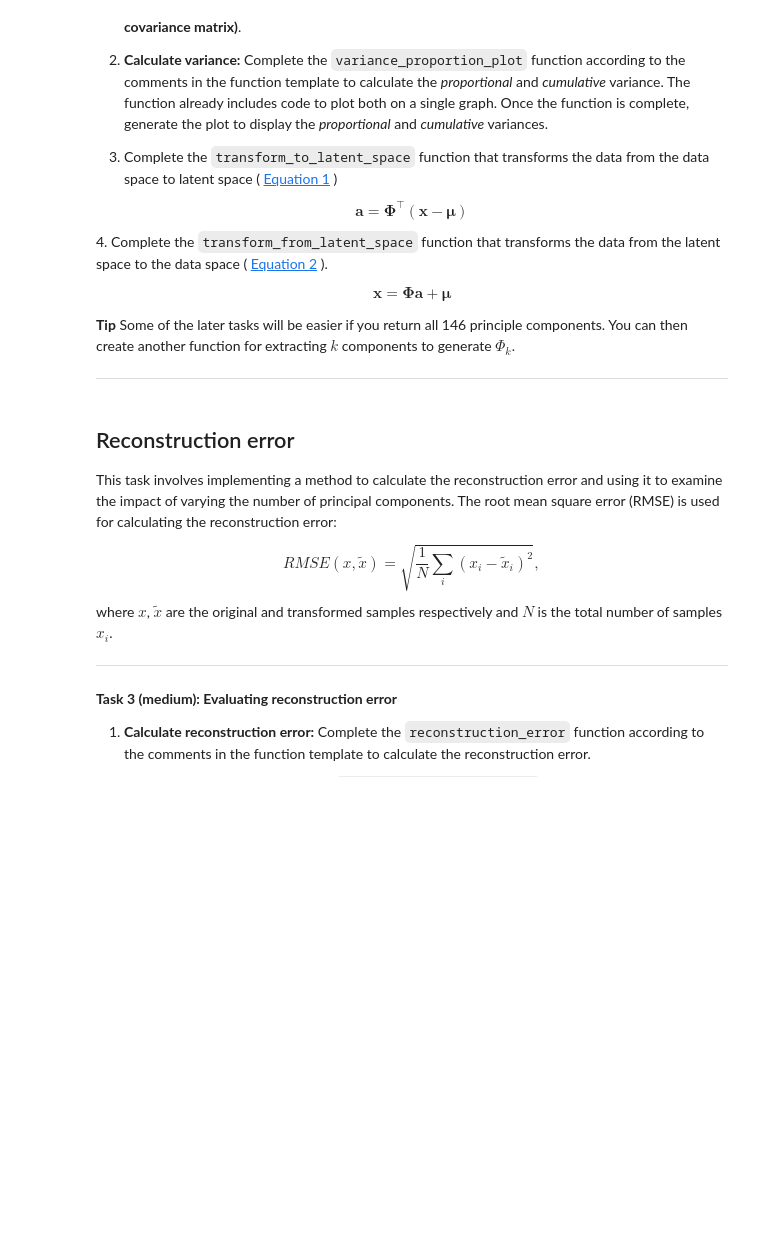
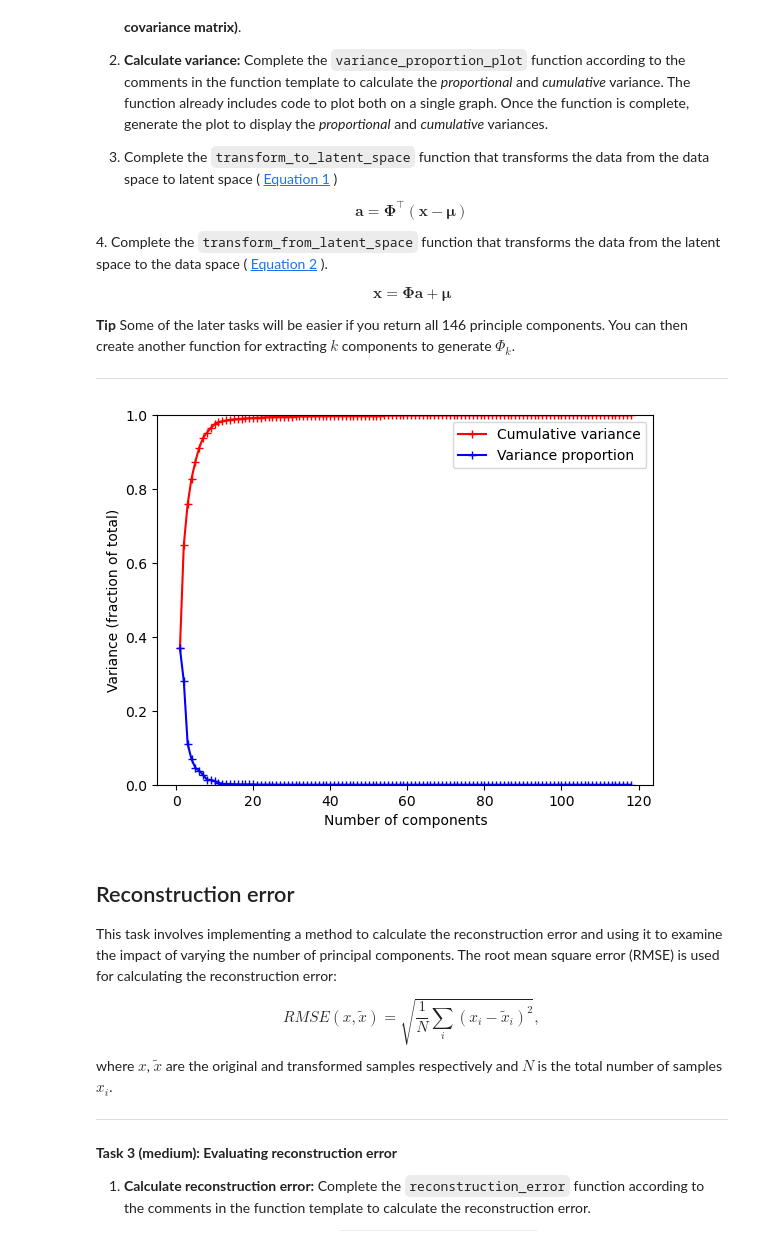
Before and after one commit to nselpriv/ml-assignment-2, a Jupyter notebook: W11/01-pca_intro.ipynb, the cells around one changed output. Cells and saved outputs as stored; diff of their text form; code cells hidden in the pictures; blank space fills up the shorter version.

```diff
--- a/W11/01-pca_intro.ipynb
+++ b/W11/01-pca_intro.ipynb
@@ -148,7 +169,21 @@ def get_principle_components(X):
         vector.
     """
     # Write solutions here
-    ...
+    mean_vector = np.mean(X, axis=0)
+
+
+    cov_matrix = np.cov(X, rowvar=False)
+    eigenvalues, eigenvectors = np.linalg.eigh(cov_matrix)
+    sorted_indices = np.argsort(eigenvalues)[::-1]
+    sorted_eigenvalues = eigenvalues[sorted_indices]
+    eigenvectors_sorted = eigenvectors[:, sorted_indices]
+
+    #print(eigenvalues)
+    #print(eigenvectors)
+    #print(centered_data)
+
+    return (eigenvectors_sorted, sorted_eigenvalues, mean_vector)
+
 
 
 ## 2
@@ -165,11 +200,14 @@ def variance_proportion_plot(pc_values, max=1):
         None. Displays a plot of cumulative and individual variance proportions.
     """
     # Calculate total variance, cumulative variance, and individual variance proportions
-    total = None # write your solution here
-    cumulative = None # write your solution here
-    proportion = None # write your solution here
+    total = np.sum(pc_values) # write your solution here
+
+    cumulative = np.cumsum(pc_values) / total
+
+    proportion = cumulative
     # Individual variance proportion for each component
-    each = None # write your solution here
+    each = pc_values / total
+
 
 
     # Find the minimum number of components required to reach the desired cumulative variance
@@ -206,37 +244,40 @@ def transform_to_latent_space(X, principle_components, mu):
     """Transforms X to an k-dimensional space where k is the number of
     principle_components.
 
     Args:
         X: The dataset. An NxD array were N are the number of samples and M are
         the number of features.
         principle_components: An Dxk matrix containing the principle
         components.
         mu: A D-element array containing the mean vector.
 
     Returns:
         A Nxk array describing the transformed data.
     """
-    # Write solutions here
-    ...
+    centered_data = X - mu
+    return np.dot(centered_data, principle_components)
+
 
 
 ## 4
 
 def transform_from_latent_space(v, principle_components, mu):
     """Reverses the dimensionality reduction of v, a Nxk matrix where
     k is the number of principle components. The result is a NxD matrix.
 
     Args:
         v: The transformed (latent space) dataset with size Nxk.
         principle_components: An Dxk matrix containing the principle
         components.
         mu: A D-element array containing the mean vector.
 
     Returns:
         An NxD array reconstruction of the original feature vectors X.
     """
-    # Write solutions here
-    ...
+
+    return np.dot(v, principle_components.T) + mu
+# %% [output]
+[figure, added]
 # %% [markdown]
 ## Reconstruction error
 This task involves implementing a method to calculate the reconstruction error and using it to examine the impact of varying the number of principal components. The root mean square error (RMSE) is used for calculating the reconstruction error:
```
Also changed, not shown: parts of 3 cells of this notebook.
